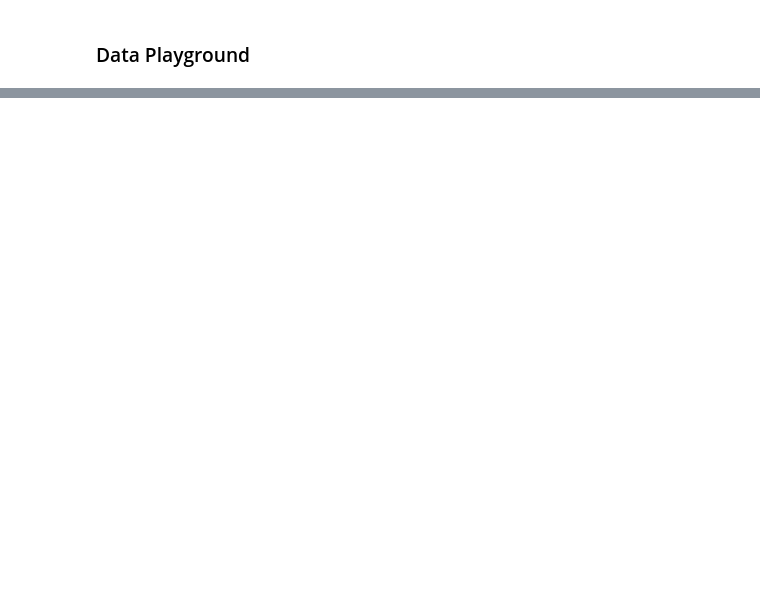
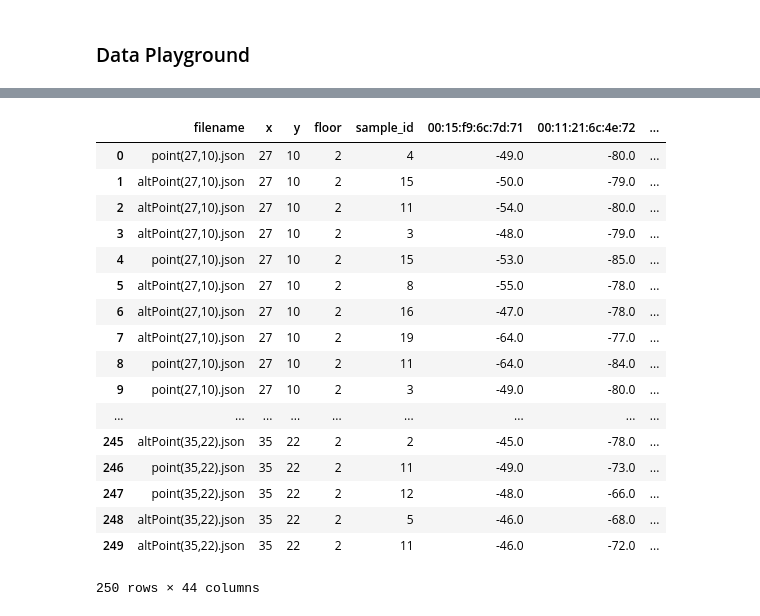
Before and after one commit to YanuX-Framework/YanuX-Cruncher, a Jupyter notebook: CruncherNotebook.ipynb, the cells around one changed output, grey strips where cells are left out. Saved outputs shown, nothing was run; the diff lists cells and outputs as text; code cells hidden in the pictures; blank space fills up the shorter version.

```diff
--- a/CruncherNotebook.ipynb
+++ b/CruncherNotebook.ipynb
@@ -156,0 +191,23 @@ dtype: int64
+# %%
+wifi_samples_test = pd.DataFrame(wifi_logs.wifi_samples(30,40), columns=wifi_samples_columns)
+wifi_samples_test = wifi_samples_test.fillna(sys.float_info.min)
+wifi_samples_test
+# %% [output]
+|  | filename | x | y | floor | sample_id | 00:15:f9:6c:7d:71 | 00:11:21:6c:4e:72 | ... |
+| 0 | point(27,10).json | 27 | 10 | 2 | 4 | -49.0 | -80.0 | ... |
+| 1 | altPoint(27,10).json | 27 | 10 | 2 | 15 | -50.0 | -79.0 | ... |
+| 2 | altPoint(27,10).json | 27 | 10 | 2 | 11 | -54.0 | -80.0 | ... |
+| 3 | altPoint(27,10).json | 27 | 10 | 2 | 3 | -48.0 | -79.0 | ... |
+| 4 | point(27,10).json | 27 | 10 | 2 | 15 | -53.0 | -85.0 | ... |
+| 5 | altPoint(27,10).json | 27 | 10 | 2 | 8 | -55.0 | -78.0 | ... |
+| 6 | altPoint(27,10).json | 27 | 10 | 2 | 16 | -47.0 | -78.0 | ... |
+| 7 | altPoint(27,10).json | 27 | 10 | 2 | 19 | -64.0 | -77.0 | ... |
+| 8 | point(27,10).json | 27 | 10 | 2 | 11 | -64.0 | -84.0 | ... |
+| 9 | point(27,10).json | 27 | 10 | 2 | 3 | -49.0 | -80.0 | ... |
+| ... | ... | ... | ... | ... | ... | ... | ... | ... |
+| 245 | altPoint(35,22).json | 35 | 22 | 2 | 2 | -45.0 | -78.0 | ... |
+| 246 | point(35,22).json | 35 | 22 | 2 | 11 | -49.0 | -73.0 | ... |
+| 247 | point(35,22).json | 35 | 22 | 2 | 12 | -48.0 | -66.0 | ... |
+| 248 | altPoint(35,22).json | 35 | 22 | 2 | 5 | -46.0 | -68.0 | ... |
+| 249 | altPoint(35,22).json | 35 | 22 | 2 | 11 | -46.0 | -72.0 | ... |
+250 rows × 44 columns
```
Also changed, not shown: parts of 27 cells of this notebook, 4 other files.
